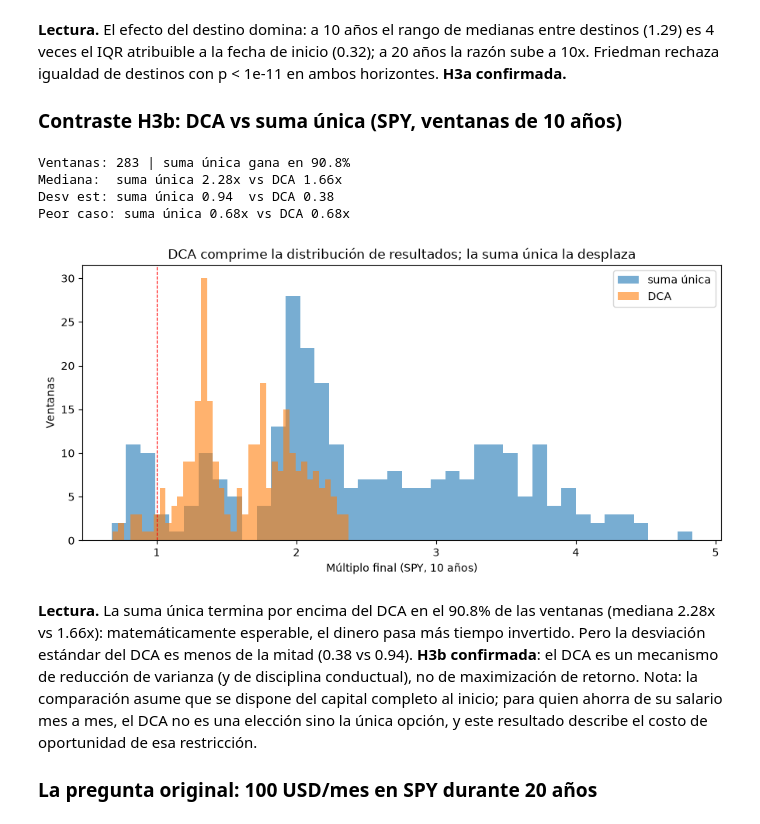
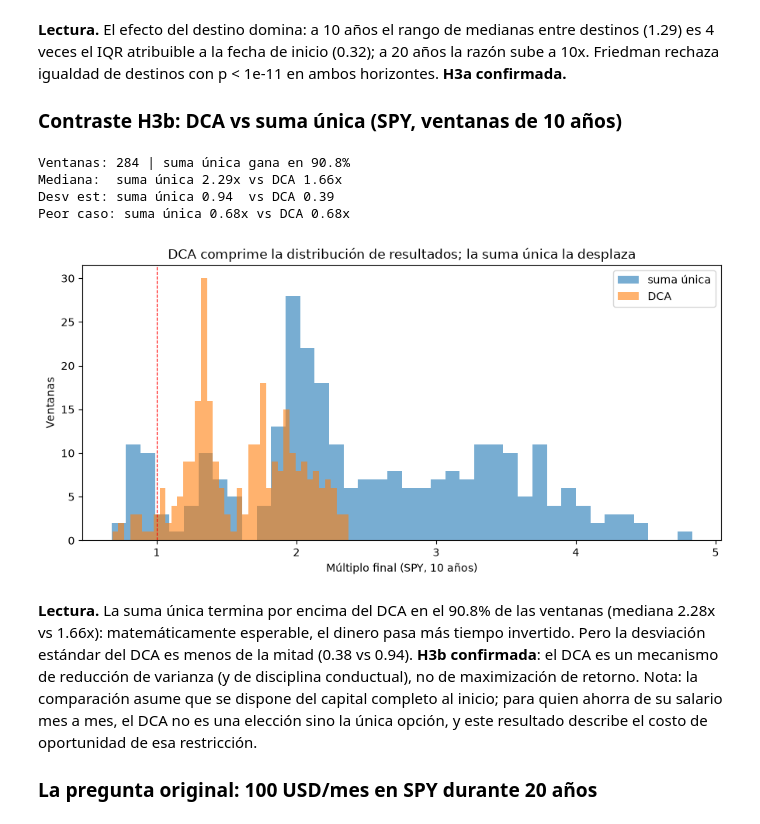
Before and after one commit to lsaucen/inteligencia-financiera, a Jupyter notebook: notebooks/03_backtest_dca.ipynb, the cells around one changed output. Saved outputs shown, nothing was run; the diff lists cells and outputs as text; code cells hidden in the pictures.

```diff
--- a/notebooks/03_backtest_dca.ipynb
+++ b/notebooks/03_backtest_dca.ipynb
@@ -151,38 +151,38 @@ prices_spy = pd.read_sql(
     "SELECT month_end, adj_close_eom FROM v_monthly_returns "
     "WHERE ticker='SPY' ORDER BY month_end", eng).set_index("month_end")["adj_close_eom"]
 prices_spy.index = pd.to_datetime(prices_spy.index)
 
 months = 120
 rows = []
-for i in range(len(prices_spy) - months):
+for i in range(len(prices_spy) - months + 1):
     w = prices_spy.iloc[i:i + months]
     res = simulate_dca_from_prices(w, 100)
     rows.append({"start": w.index[0],
                  "dca": res["value"].iloc[-1] / res["contributed"].iloc[-1],
                  "lump": w.iloc[-1] / w.iloc[0]})
 h3b = pd.DataFrame(rows).set_index("start")
 wins = (h3b["lump"] > h3b["dca"]).mean()
 print(f"Ventanas: {len(h3b)} | suma única gana en {wins:.1%}")
 print(f"Mediana:  suma única {h3b['lump'].median():.2f}x vs DCA {h3b['dca'].median():.2f}x")
 print(f"Desv est: suma única {h3b['lump'].std():.2f}  vs DCA {h3b['dca'].std():.2f}")
 print(f"Peor caso: suma única {h3b['lump'].min():.2f}x vs DCA {h3b['dca'].min():.2f}x")
 
 fig, ax = plt.subplots(figsize=(9, 4.5))
 ax.hist(h3b["lump"], bins=40, alpha=0.6, label="suma única", color="#1f77b4")
 ax.hist(h3b["dca"], bins=40, alpha=0.6, label="DCA", color="#ff7f0e")
 ax.axvline(1, color="red", lw=0.8, ls="--")
 ax.set_xlabel("Múltiplo final (SPY, 10 años)")
 ax.set_ylabel("Ventanas")
 ax.set_title("DCA comprime la distribución de resultados; la suma única la desplaza")
 ax.legend()
 plt.tight_layout()
 plt.show()
 # %% [output]
-Ventanas: 283 | suma única gana en 90.8%
-Mediana:  suma única 2.28x vs DCA 1.66x
-Desv est: suma única 0.94  vs DCA 0.38
+Ventanas: 284 | suma única gana en 90.8%
+Mediana:  suma única 2.29x vs DCA 1.66x
+Desv est: suma única 0.94  vs DCA 0.39
 Peor caso: suma única 0.68x vs DCA 0.68x
-[figure, old version]
+[figure, new version]
 # %% [markdown]
 **Lectura.** La suma única termina por encima del DCA en el 90.8% de las
 ventanas (mediana 2.28x vs 1.66x): matemáticamente esperable, el dinero pasa
```
Also changed, not shown: parts of 5 cells of this notebook, 3 other files.
